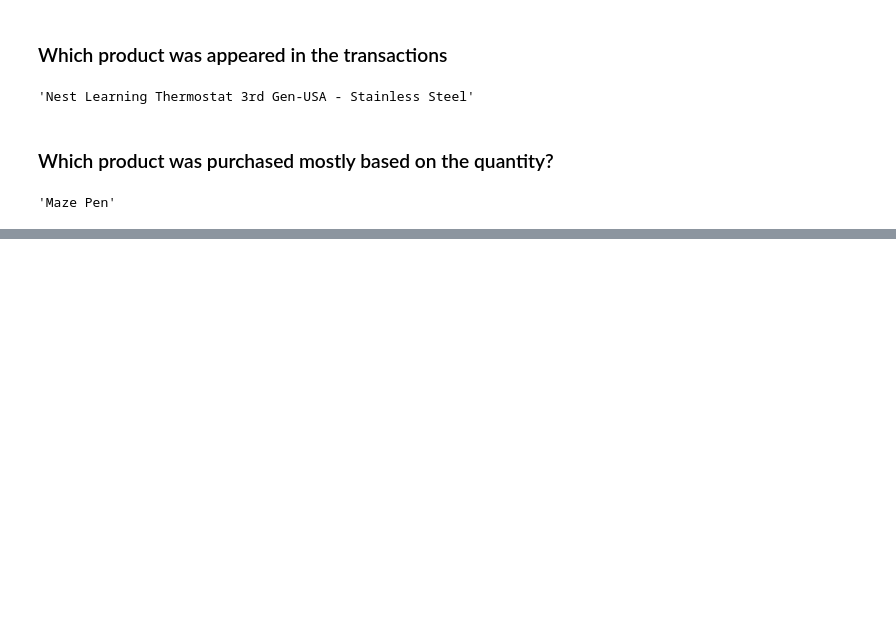
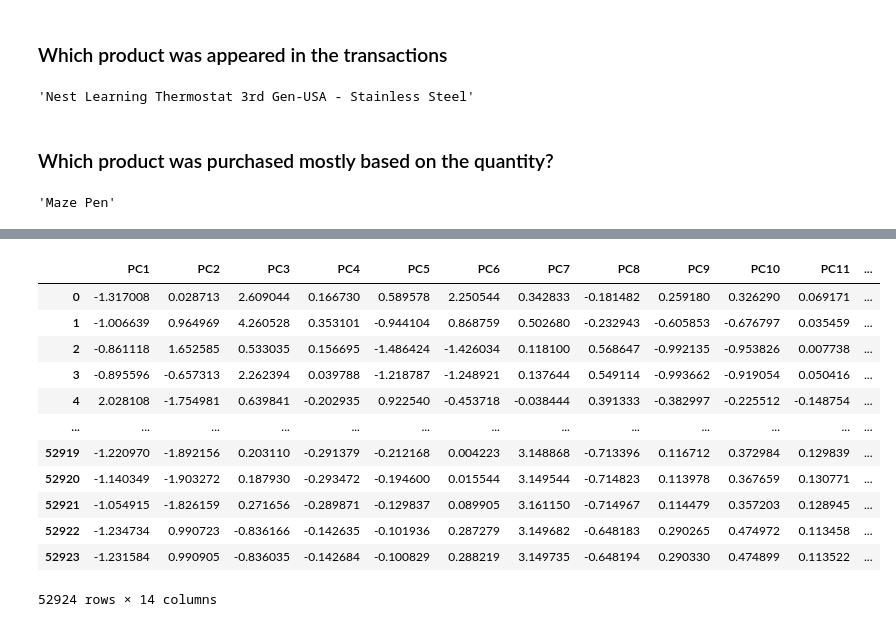
Before and after one commit to punits152/Marketing_Insights, a Jupyter notebook: total_assignment.ipynb, the cells around one changed output, grey strips where cells are left out. Saved outputs shown, nothing was run; the diff lists cells and outputs as text; code cells hidden in the pictures; blank space fills up the shorter version.

```diff
--- a/total_assignment.ipynb
+++ b/total_assignment.ipynb
@@ -463,0 +725,8 @@ df_eda.groupby("Product_Description")["Quantity"].sum().idxmax()
+# %%
+sc = StandardScaler()
+
+std_model = sc.fit(kmeans_df)
+
+std_model.transform(kmeans_df)
+kmeans_scaled = pd.DataFrame(std_model.transform(kmeans_df),columns=kmeans_df.columns)
+kmeans_scaled.shape
@@ -463,0 +774,26 @@ df_eda.groupby("Product_Description")["Quantity"].sum().idxmax()
+# %%
+pca_model = PCA(n_components=14)
+pca_model = pca_model.fit(kmeans_scaled)
+
+# This explains 78% percent of the variance
+np.sum(pca_model.explained_variance_ratio_)
+
+# It gives an array lets transform these into a dataframe
+pca_model.transform(kmeans_scaled)
+PCs = pd.DataFrame(pca_model.transform(kmeans_scaled),columns = ["PC1","PC2","PC3","PC4","PC5","PC6","PC7","PC8","PC9","PC10","PC11","PC12","PC13","PC14"])
+# %%
+PCs
+# %% [output]
+|  | PC1 | PC2 | PC3 | PC4 | PC5 | PC6 | PC7 | PC8 | PC9 | PC10 | PC11 | ... |
+| 0 | -1.317008 | 0.028713 | 2.609044 | 0.166730 | 0.589578 | 2.250544 | 0.342833 | -0.181482 | 0.259180 | 0.326290 | 0.069171 | ... |
+| 1 | -1.006639 | 0.964969 | 4.260528 | 0.353101 | -0.944104 | 0.868759 | 0.502680 | -0.232943 | -0.605853 | -0.676797 | 0.035459 | ... |
+| 2 | -0.861118 | 1.652585 | 0.533035 | 0.156695 | -1.486424 | -1.426034 | 0.118100 | 0.568647 | -0.992135 | -0.953826 | 0.007738 | ... |
+| 3 | -0.895596 | -0.657313 | 2.262394 | 0.039788 | -1.218787 | -1.248921 | 0.137644 | 0.549114 | -0.993662 | -0.919054 | 0.050416 | ... |
+| 4 | 2.028108 | -1.754981 | 0.639841 | -0.202935 | 0.922540 | -0.453718 | -0.038444 | 0.391333 | -0.382997 | -0.225512 | -0.148754 | ... |
+| ... | ... | ... | ... | ... | ... | ... | ... | ... | ... | ... | ... | ... |
+| 52919 | -1.220970 | -1.892156 | 0.203110 | -0.291379 | -0.212168 | 0.004223 | 3.148868 | -0.713396 | 0.116712 | 0.372984 | 0.129839 | ... |
+| 52920 | -1.140349 | -1.903272 | 0.187930 | -0.293472 | -0.194600 | 0.015544 | 3.149544 | -0.714823 | 0.113978 | 0.367659 | 0.130771 | ... |
+| 52921 | -1.054915 | -1.826159 | 0.271656 | -0.289871 | -0.129837 | 0.089905 | 3.161150 | -0.714967 | 0.114479 | 0.357203 | 0.128945 | ... |
+| 52922 | -1.234734 | 0.990723 | -0.836166 | -0.142635 | -0.101936 | 0.287279 | 3.149682 | -0.648183 | 0.290265 | 0.474972 | 0.113458 | ... |
+| 52923 | -1.231584 | 0.990905 | -0.836035 | -0.142684 | -0.100829 | 0.288219 | 3.149735 | -0.648194 | 0.290330 | 0.474899 | 0.113522 | ... |
+52924 rows × 14 columns
```
Also changed, not shown: parts of 136 cells of this notebook, 2 other files.
